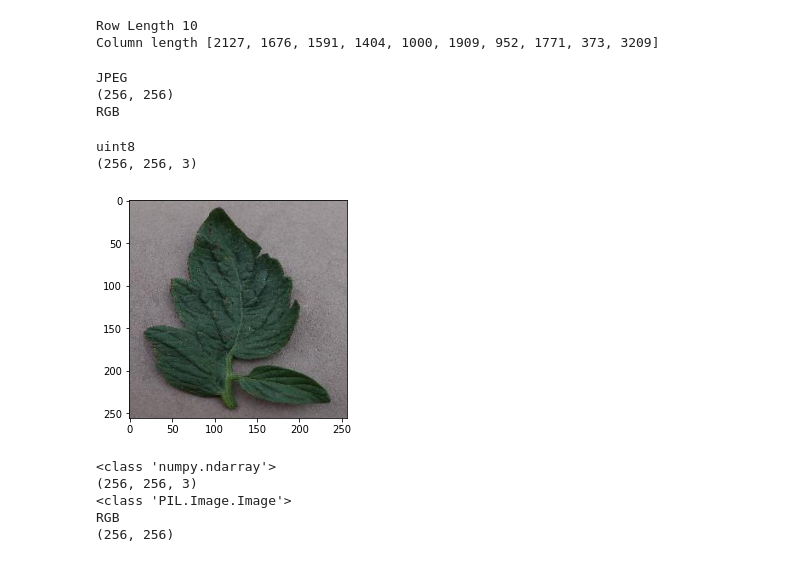
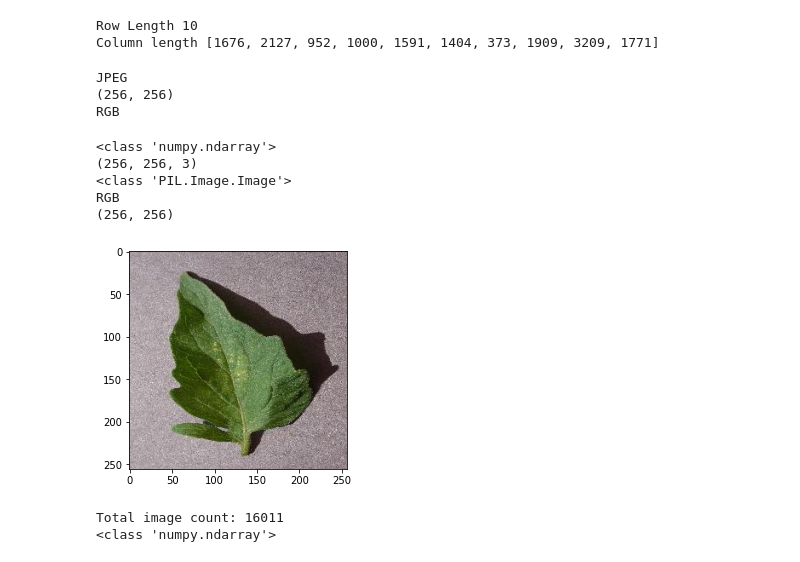
Before and after one commit to ivychung/plant-ML, a Jupyter notebook: Tomato1.ipynb, the cells around one changed output. Saved outputs shown, nothing was run; the diff lists cells and outputs as text; code cells hidden in the pictures.

Commit message:
Successfully converting images to a numpy array of pixel values and a numpy array of labels

```diff
--- a/Tomato1.ipynb
+++ b/Tomato1.ipynb
@@ -21,7 +21,7 @@ Mounted at /content/drive
 # Extract the dataset zip file
 dataset_name = 'PlantVillage'
 drive_dataset_address = '/content/drive/Shareddrives/Anoushka && Ivy/Senior Design 2021_2022_Ivy and Anoushka/dataset/'
-working_dataset_address = '/tmp/' + dataset_name + '/'
+working_dataset_address = os.path.join('/tmp/', dataset_name)
 
 zip_ref = zipfile.ZipFile(drive_dataset_address + dataset_name + '.zip', 'r')
 zip_ref.extractall('/tmp/') # Extracts the files into the appropriate folder
@@ -61,7 +61,8 @@ classes
 CLASS_SIZE = len(classes)
 # %%
 # Collect all image names
-img_names = [read_filenames(working_dataset_address+classes[i]) for i in range(CLASS_SIZE)]
+
+img_names = [read_filenames(os.path.join(working_dataset_address, classes[i])) for i in range(CLASS_SIZE)]
 
 # Row length should be the number of classes
 print("Row Length", len(img_names))
@@ -74,5 +75,5 @@ for i in range(CLASS_SIZE):
 print("Column length", row_lengths)
 # %% [output]
 Row Length 10
-Column length [2127, 1676, 1591, 1404, 1000, 1909, 952, 1771, 373, 3209]
+Column length [1676, 2127, 952, 1000, 1591, 1404, 373, 1909, 3209, 1771]
 # %%
@@ -94,39 +97,4 @@ print(image.mode)
 JPEG
 (256, 256)
 RGB
-# %%
-# images = []
-
-# for i in range(CLASS_SIZE):
-#   for j in range(len(img_names[i])):
-#     img_path = os.path.join(working_dataset_address, classes[i], img_names[i][j])
-#     try:
-#       img = tf.keras.preprocessing.image.load_img(img_path)
-#       images.append(img)
-#     except:
-#       pass
-#       # print(i, j)
-
-# image_count = len(images)
-# print(image_count)
-# type(images)
-
-# load and display an image with Matplotlib
-from matplotlib import image
-from matplotlib import pyplot
-
-# load image as pixel array
-image = image.imread(working_dataset_address+'Tomato_Bacterial_spot/00416648-be6e-4bd4-bc8d-82f43f8a7240___GCREC_Bact.Sp 3110.JPG')
-
-# summarize type and shape of the pixel array
-print(image.dtype)
-print(image.shape)
-
-# display the array of pixels as an image
-pyplot.imshow(image)
-pyplot.show()
-# %% [output]
-uint8
-(256, 256, 3)
-[figure, removed]
 # %%
@@ -152,3 +117,31 @@ print(image1.size)
 <class 'PIL.Image.Image'>
 RGB
 (256, 256)
+# %%
+plt.imshow(data)
+plt.show()
+# %% [output]
+[figure, added]
+# %%
+# making a np array of the images in pizel values
+x = []
+y = []
+
+for i in range(CLASS_SIZE):
+  for j in range(len(img_names[i])):
+    img_path = os.path.join(working_dataset_address, classes[i], img_names[i][j])
+    try:
+      img = Image.open(img_path)
+      data = asarray(img) # convert image to numpy array
+      x.append(data)
+      y.append(classes[i])
+    except:
+      pass
+
+image_count = len(x)
+print("Total image count:", image_count)
+x = np.asarray(x)
+print(type(x))
+# %% [output]
+Total image count: 16011
+<class 'numpy.ndarray'>
```
Also changed, not shown: parts of 13 cells of this notebook.
